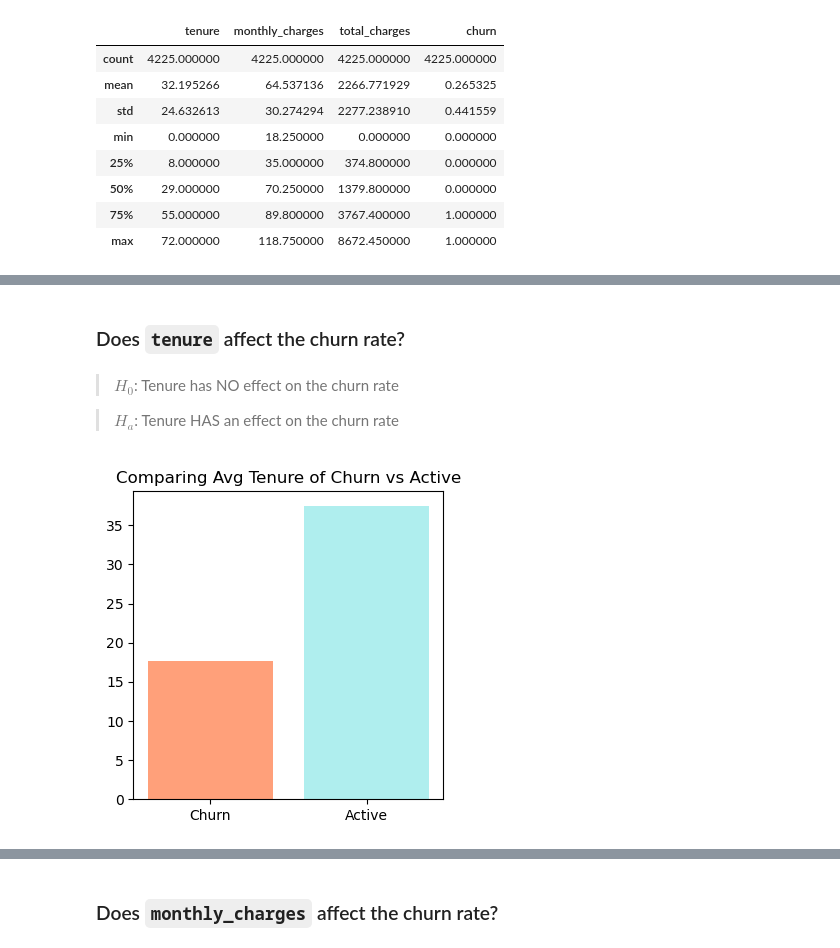
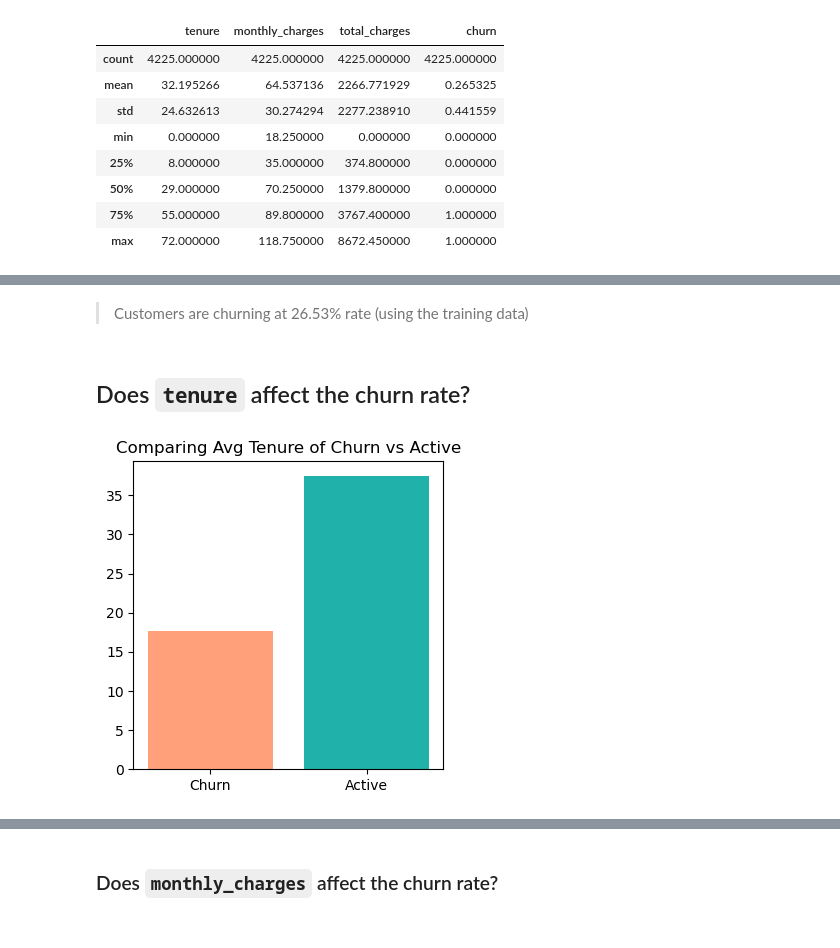
Before and after one commit to rabeka-branham/classification_project, a Jupyter notebook: scratch_pad.ipynb, the cells around one changed output, grey strips where cells are left out. Saved outputs shown, nothing was run; the diff lists cells and outputs as text; code cells hidden in the pictures.

```diff
--- a/scratch_pad.ipynb
+++ b/scratch_pad.ipynb
@@ -113,6 +117,4 @@ e.pie_churn(train,'churn')
+# %% [markdown]
+> Customers are churning at 26.53% rate (using the training data)
 # %% [markdown]
-### Does `tenure` affect the churn rate?
+## Does `tenure` affect the churn rate?
-# %% [markdown]
-> $H_0$: Tenure has NO effect on the churn rate
-
-> $H_a$: Tenure HAS an effect on the churn rate
@@ -127,4 +121,4 @@ def bar_tenure(train):
-# %%
-bar_tenure(train)
-# %% [output]
-[figure, removed]
+# %%
+e.bar_tenure(train)
+# %% [output]
+[figure, added]
```
Also changed, not shown: parts of 45 cells of this notebook, 3 other files.
